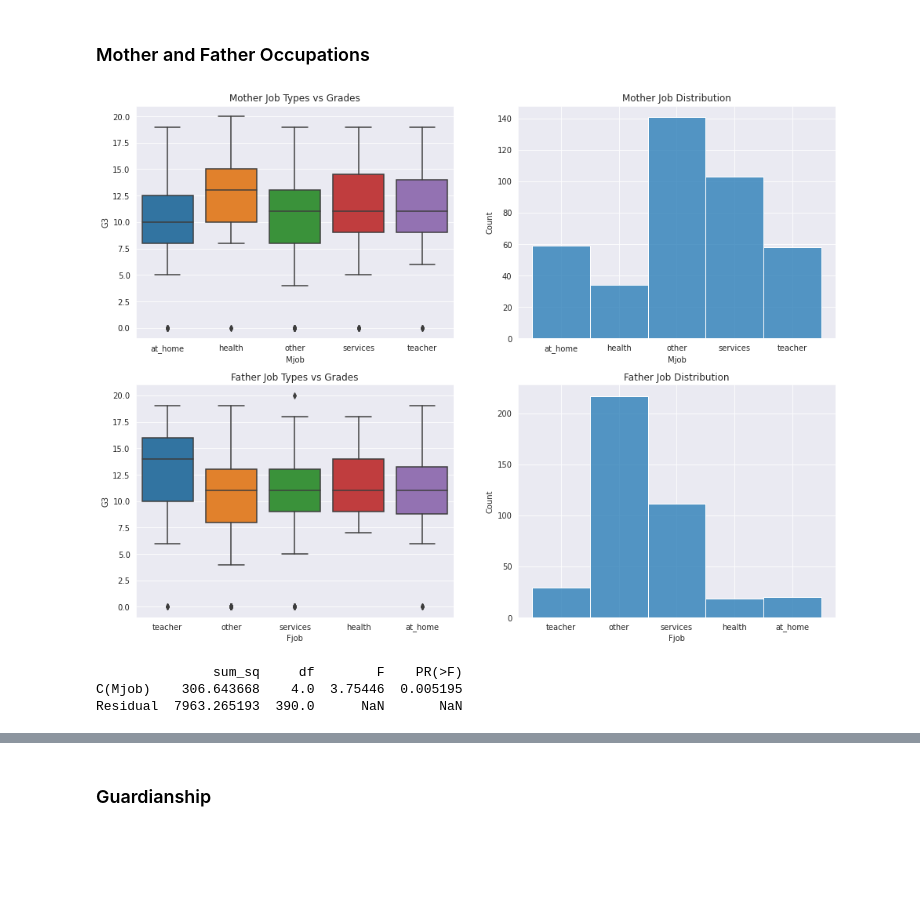
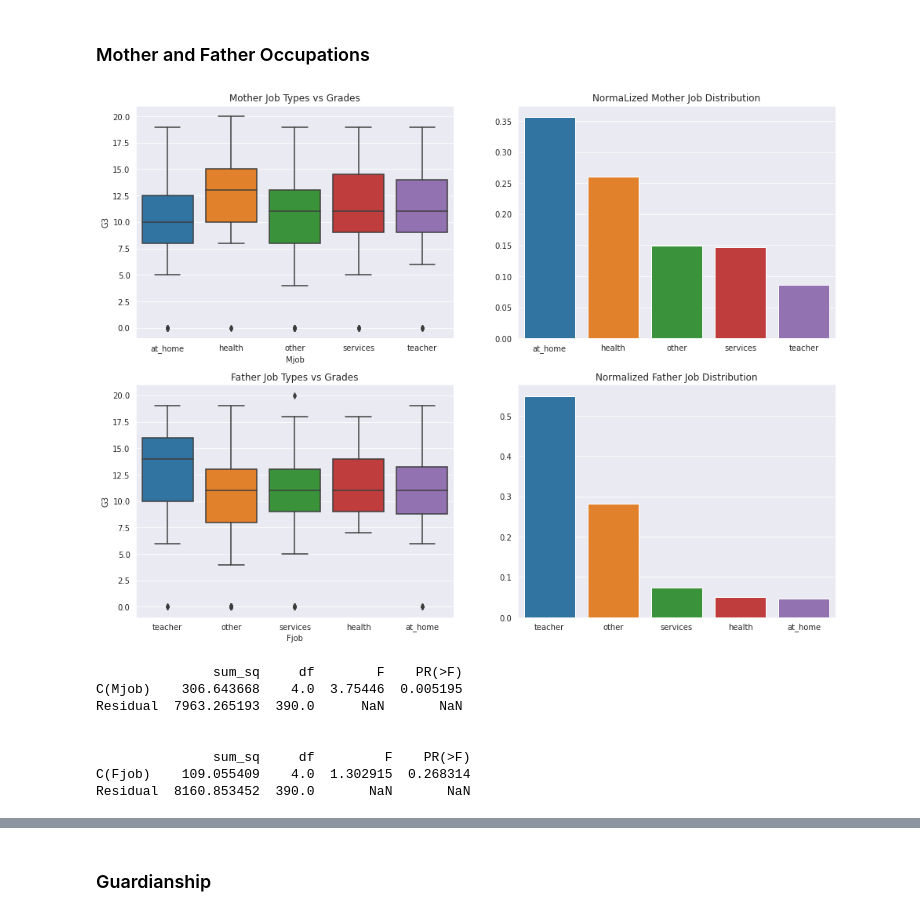
Before and after one commit to CamLadd/math_student_regression, a Jupyter notebook: math_grade_regression.ipynb, the cells around one changed output, grey strips where cells are left out. Drawn from its saved outputs; the diff is of its cells as text; code cells hidden in the pictures; blank space fills up the shorter version.

Commit message:
More tests, visuals, EDA almost finished

```diff
--- a/math_grade_regression.ipynb
+++ b/math_grade_regression.ipynb
@@ -127,29 +182,43 @@ Residual   8236.335616  390.0       NaN       NaN
 # %%
 fig, ax = plt.subplots(2, 2, figsize=(16,12))
 
+
 sns.boxplot(data=df, x='Mjob', y=df_num.G3, ax=ax[0][0])
 ax[0][0].set_title('Mother Job Types vs Grades')
-sns.histplot(data=df, x='Mjob', ax=ax[0][1])
-ax[0][1].set_title('Mother Job Distribution')
+sns.barplot(data=df, x=df['Mjob'].unique(), y=df.Mjob.value_counts(normalize=True).values, ax=ax[0][1])
+ax[0][1].set_title('NormaLized Mother Job Distribution')
 
 sns.boxplot(data=df, x='Fjob', y=df_num.G3, ax=ax[1][0])
 ax[1][0].set_title('Father Job Types vs Grades')
-sns.histplot(data=df, x='Fjob', ax=ax[1][1])
-ax[1][1].set_title('Father Job Distribution')
+sns.barplot(data=df, x=df['Fjob'].unique(), y=df.Fjob.value_counts(normalize=True).values, ax=ax[1][1])
+ax[1][1].set_title('Normalized Father Job Distribution')
 plt.show()
 
 print('')
 print('')
 
 from statsmodels.stats.anova import anova_lm
 from statsmodels.formula.api import ols
 formula = 'G3 ~ C(Mjob)'
 lm = ols(formula, df).fit()
 table = sm.stats.anova_lm(lm, typ=2)
 print(table)
+
+print('')
+print('')
+
+formula = 'G3 ~ C(Fjob)'
+lm = ols(formula, df).fit()
+table = sm.stats.anova_lm(lm, typ=2)
+print(table)
 # %% [output]
-[figure, old version]
+[figure, new version]
                sum_sq     df        F    PR(>F)
 C(Mjob)    306.643668    4.0  3.75446  0.005195
 Residual  7963.265193  390.0      NaN       NaN
+
+
+               sum_sq     df         F    PR(>F)
+C(Fjob)    109.055409    4.0  1.302915  0.268314
+Residual  8160.853452  390.0       NaN       NaN
 # %% [markdown]
```
Also changed, not shown: parts of 21 cells of this notebook.
